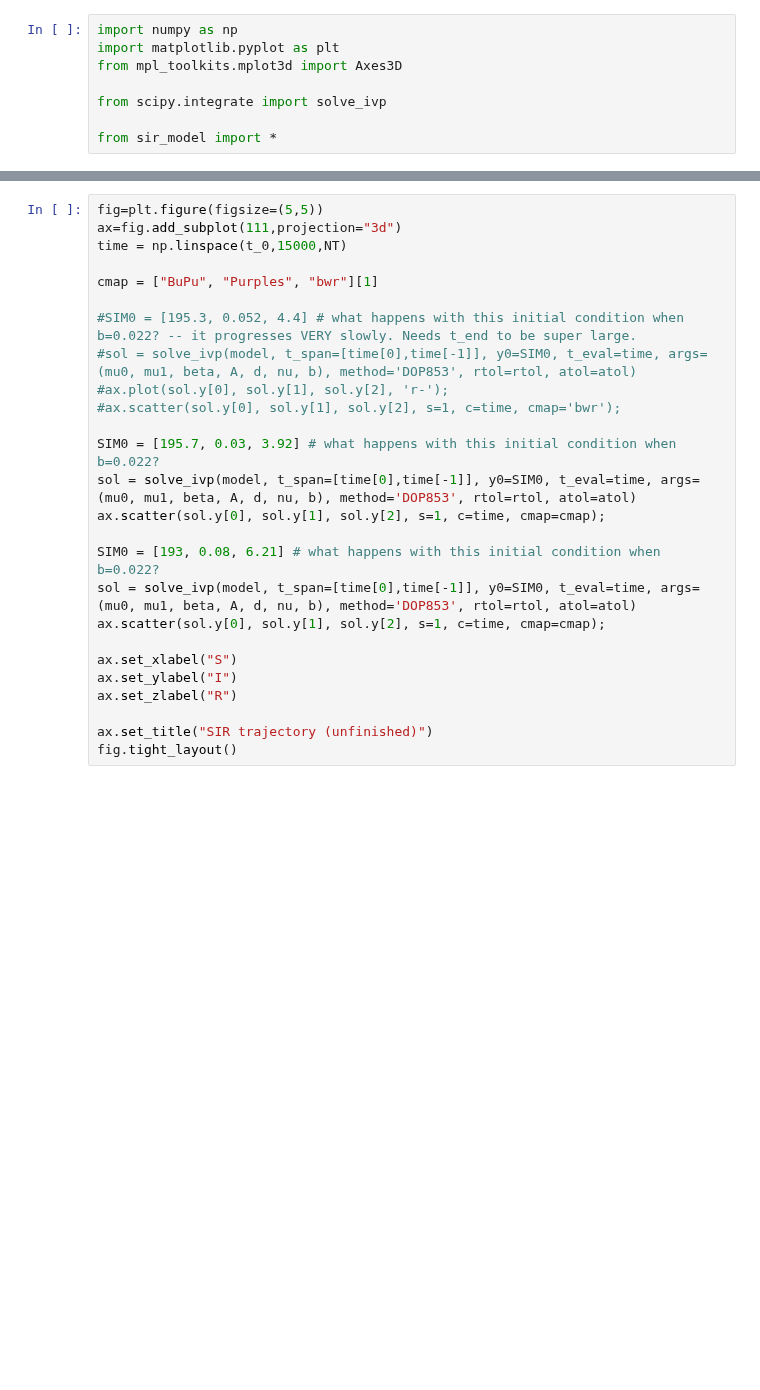
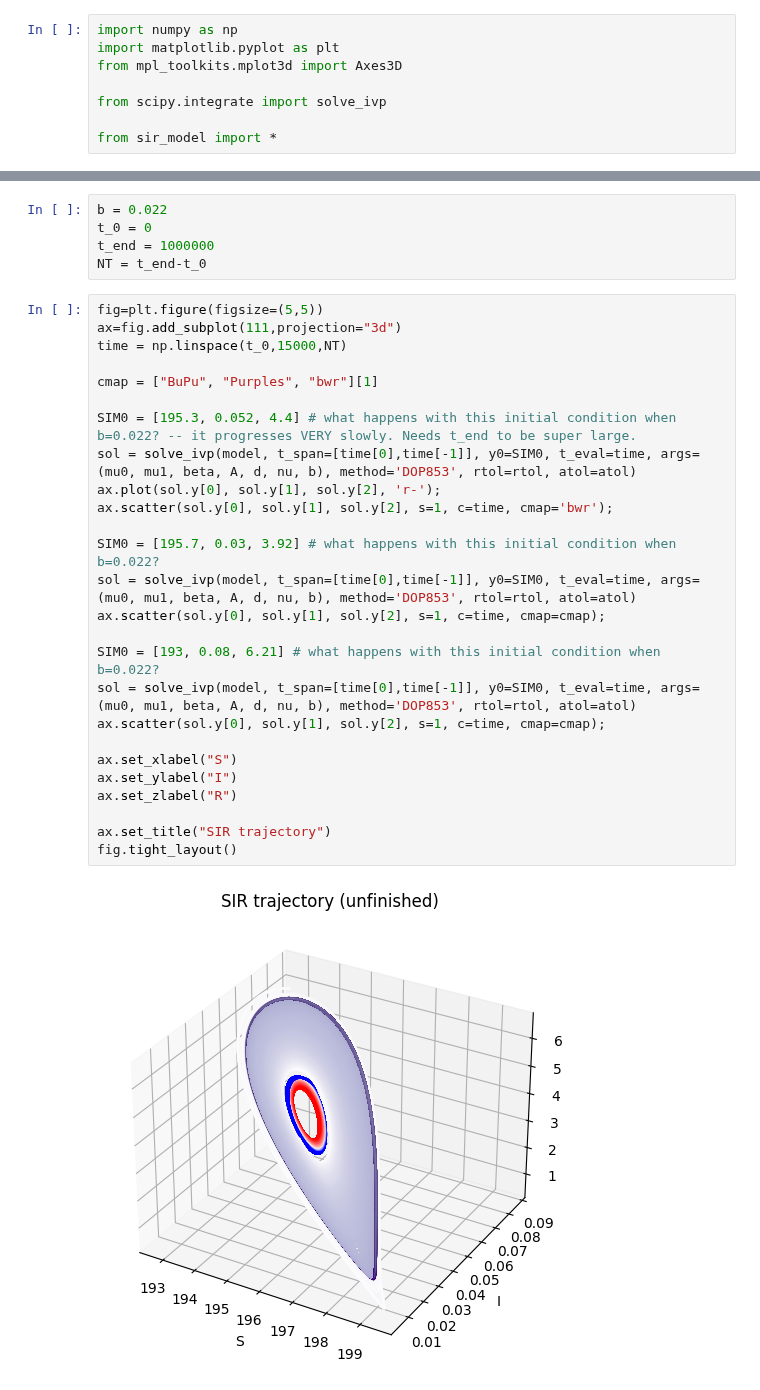
Before and after one commit to parimsuka/crowd-modeling-and-simulation, a Jupyter notebook: exercise4/Moodle/sir_bed_model-unfinished.ipynb, the cells around one changed output, grey strips where cells are left out. Saved outputs shown, nothing was run; the diff lists cells and outputs as text; blank space fills up the shorter version.

```diff
--- a/exercise4/Moodle/sir_bed_model-unfinished.ipynb
+++ b/exercise4/Moodle/sir_bed_model-unfinished.ipynb
@@ -65,26 +69,33 @@ fig.tight_layout()
+# %%
+b = 0.022
+t_0 = 0
+t_end = 1000000
+NT = t_end-t_0
 # %%
 fig=plt.figure(figsize=(5,5))
 ax=fig.add_subplot(111,projection="3d")
 time = np.linspace(t_0,15000,NT)
 
 cmap = ["BuPu", "Purples", "bwr"][1]
 
-#SIM0 = [195.3, 0.052, 4.4] # what happens with this initial condition when b=0.022? -- it progresses VERY slowly. Needs t_end to be super large.
-#sol = solve_ivp(model, t_span=[time[0],time[-1]], y0=SIM0, t_eval=time, args=(mu0, mu1, beta, A, d, nu, b), method='DOP853', rtol=rtol, atol=atol)
-#ax.plot(sol.y[0], sol.y[1], sol.y[2], 'r-');
-#ax.scatter(sol.y[0], sol.y[1], sol.y[2], s=1, c=time, cmap='bwr');
+SIM0 = [195.3, 0.052, 4.4] # what happens with this initial condition when b=0.022? -- it progresses VERY slowly. Needs t_end to be super large.
+sol = solve_ivp(model, t_span=[time[0],time[-1]], y0=SIM0, t_eval=time, args=(mu0, mu1, beta, A, d, nu, b), method='DOP853', rtol=rtol, atol=atol)
+ax.plot(sol.y[0], sol.y[1], sol.y[2], 'r-');
+ax.scatter(sol.y[0], sol.y[1], sol.y[2], s=1, c=time, cmap='bwr');
 
 SIM0 = [195.7, 0.03, 3.92] # what happens with this initial condition when b=0.022?
 sol = solve_ivp(model, t_span=[time[0],time[-1]], y0=SIM0, t_eval=time, args=(mu0, mu1, beta, A, d, nu, b), method='DOP853', rtol=rtol, atol=atol)
 ax.scatter(sol.y[0], sol.y[1], sol.y[2], s=1, c=time, cmap=cmap);
 
 SIM0 = [193, 0.08, 6.21] # what happens with this initial condition when b=0.022?
 sol = solve_ivp(model, t_span=[time[0],time[-1]], y0=SIM0, t_eval=time, args=(mu0, mu1, beta, A, d, nu, b), method='DOP853', rtol=rtol, atol=atol)
 ax.scatter(sol.y[0], sol.y[1], sol.y[2], s=1, c=time, cmap=cmap);
 
 ax.set_xlabel("S")
 ax.set_ylabel("I")
 ax.set_zlabel("R")
 
-ax.set_title("SIR trajectory (unfinished)")
+ax.set_title("SIR trajectory")
 fig.tight_layout()
+# %% [output]
+[figure, added]
```
Also changed, not shown: parts of 1 cell of this notebook, 1 other file.
